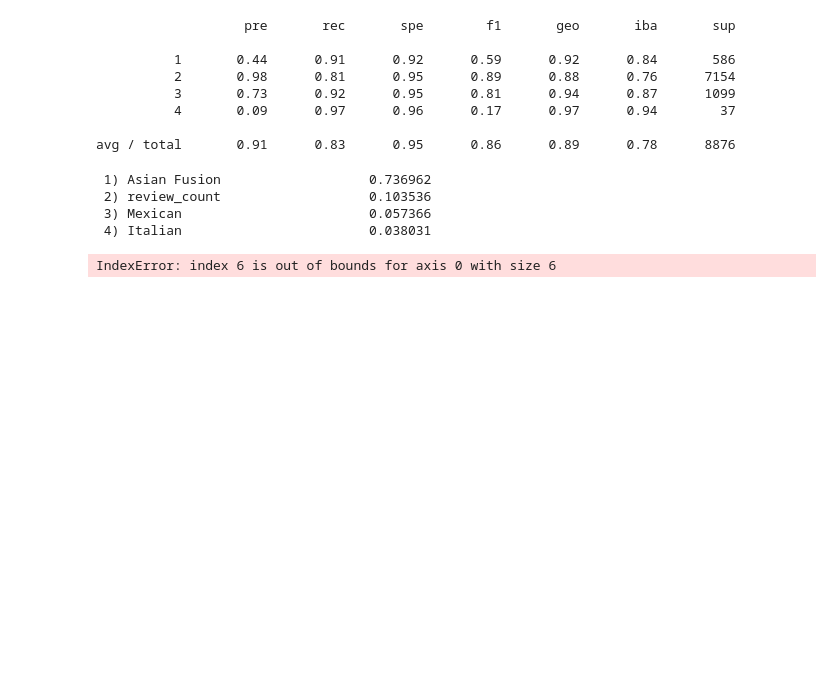
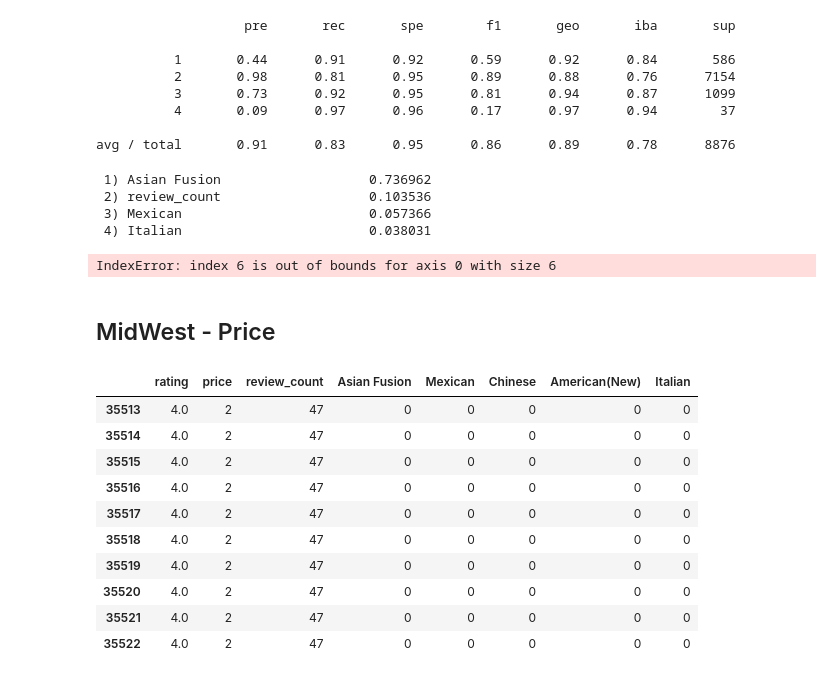
Before and after one commit to erikajwolf/Yelp_Metro_US_Analysis, a Jupyter notebook: Yelp_Ensemble_Combined.ipynb, the cells around one changed output. Drawn from its saved outputs; the diff is of its cells as text; code cells hidden in the pictures; blank space fills up the shorter version.

Commit message:
adding ensemble model for yelp price analysis by geo locations - update

```diff
--- a/Yelp_Ensemble_Combined.ipynb
+++ b/Yelp_Ensemble_Combined.ipynb
@@ -619,3 +619,25 @@ for f in range(X_train.shape[0]):
  3) Mexican                        0.057366
  4) Italian                        0.038031
 IndexError: index 6 is out of bounds for axis 0 with size 6
+# %% [markdown]
+## MidWest - Price
+# %%
+# Filter dataset to west coast
+mwest_coast = yelp_df[(yelp_df.EC == 0) &
+                    (yelp_df.MW == 1)]
+
+mwest_coast = mwest_coast.loc[:,["rating", "price", "review_count", "Asian Fusion",
+                               "Mexican", "Chinese", "American(New)", "Italian"]]
+mwest_coast.head(10)
+# %% [output]
+|  | rating | price | review_count | Asian Fusion | Mexican | Chinese | American(New) | Italian |
+| 35513 | 4.0 | 2 | 47 | 0 | 0 | 0 | 0 | 0 |
+| 35514 | 4.0 | 2 | 47 | 0 | 0 | 0 | 0 | 0 |
+| 35515 | 4.0 | 2 | 47 | 0 | 0 | 0 | 0 | 0 |
+| 35516 | 4.0 | 2 | 47 | 0 | 0 | 0 | 0 | 0 |
+| 35517 | 4.0 | 2 | 47 | 0 | 0 | 0 | 0 | 0 |
+| 35518 | 4.0 | 2 | 47 | 0 | 0 | 0 | 0 | 0 |
+| 35519 | 4.0 | 2 | 47 | 0 | 0 | 0 | 0 | 0 |
+| 35520 | 4.0 | 2 | 47 | 0 | 0 | 0 | 0 | 0 |
+| 35521 | 4.0 | 2 | 47 | 0 | 0 | 0 | 0 | 0 |
+| 35522 | 4.0 | 2 | 47 | 0 | 0 | 0 | 0 | 0 |
```
Also changed, not shown: parts of 10 cells of this notebook.
